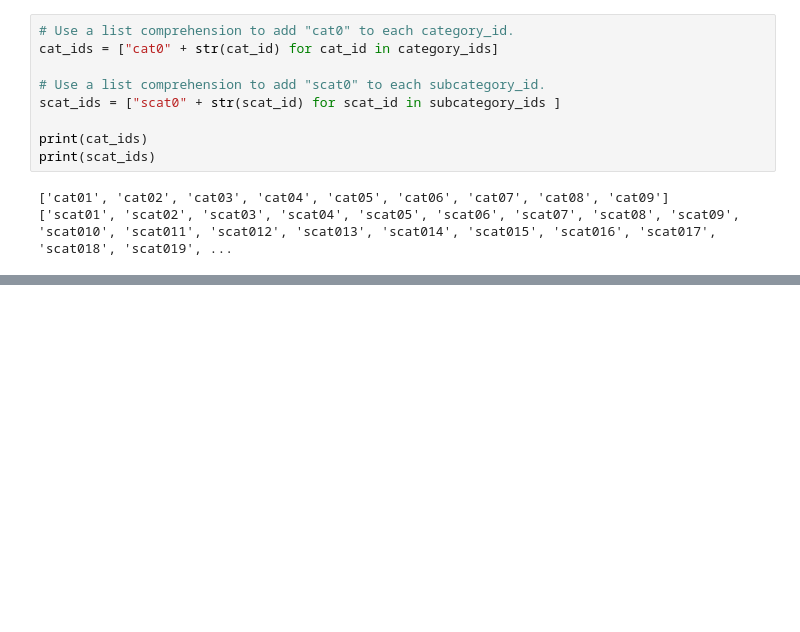
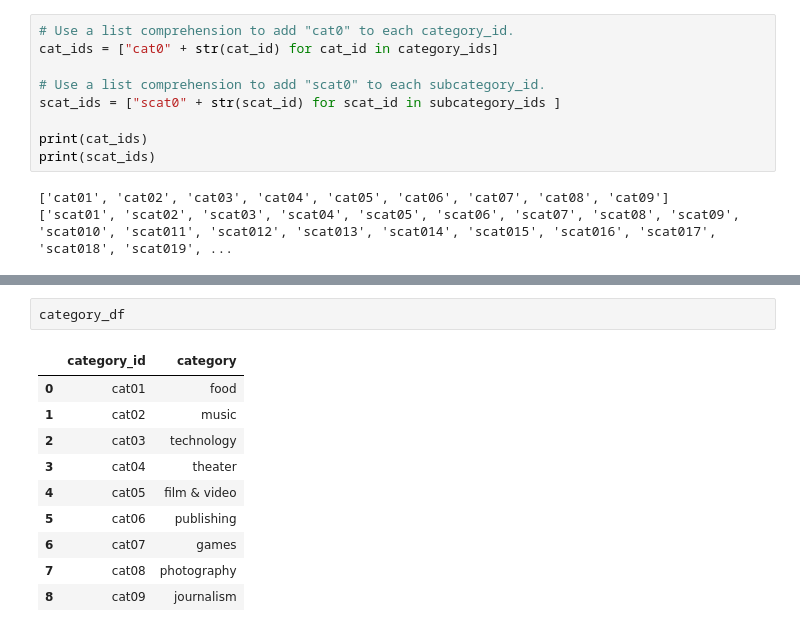
Before and after one commit to dartell/Crowdfunding-ETL, a Jupyter notebook: ETL_Practice.ipynb, the cells around one changed output, grey strips where cells are left out. Saved outputs shown, nothing was run; the diff lists cells and outputs as text; blank space fills up the shorter version.

```diff
--- a/ETL_Practice.ipynb
+++ b/ETL_Practice.ipynb
@@ -148,0 +161,13 @@ print(scat_ids)
+# %%
+category_df
+# %% [output]
+|  | category_id | category |
+| 0 | cat01 | food |
+| 1 | cat02 | music |
+| 2 | cat03 | technology |
+| 3 | cat04 | theater |
+| 4 | cat05 | film & video |
+| 5 | cat06 | publishing |
+| 6 | cat07 | games |
+| 7 | cat08 | photography |
+| 8 | cat09 | journalism |
```
Also changed, not shown: parts of 2 cells of this notebook.
